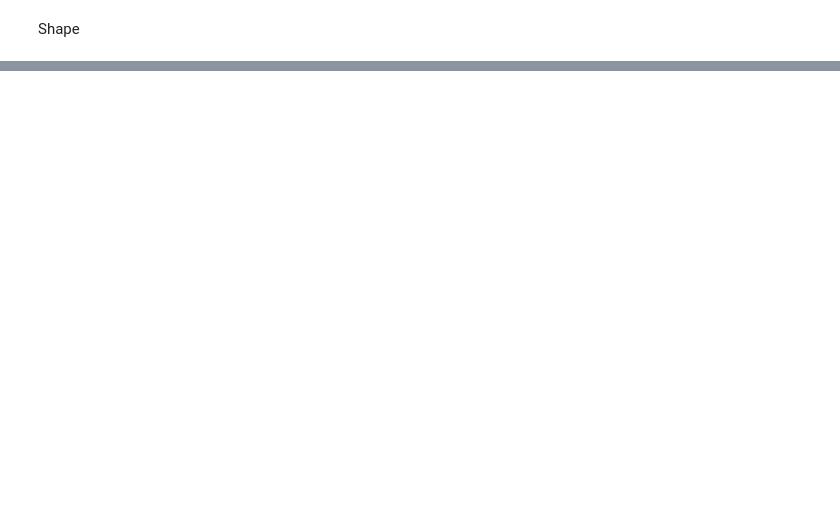
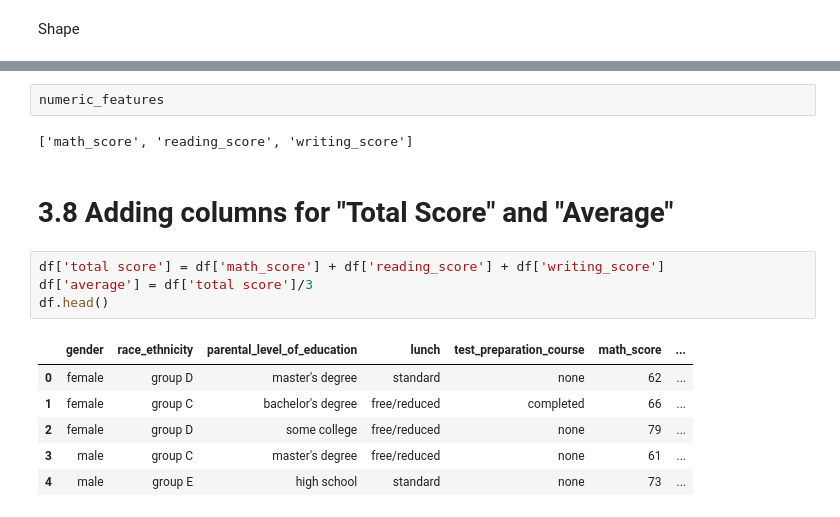
Before and after one commit to vaibhavthapli/MLops_practice_project, a Jupyter notebook: notebook/EDA.ipynb, the cells around one changed output, grey strips where cells are left out. Saved outputs shown, nothing was run; the diff lists cells and outputs as text; blank space fills up the shorter version.

```diff
--- a/notebook/EDA.ipynb
+++ b/notebook/EDA.ipynb
@@ -34,0 +144,17 @@ Data information
+# %%
+numeric_features
+# %% [output]
+['math_score', 'reading_score', 'writing_score']
+# %% [markdown]
+# 3.8 Adding columns for "Total Score" and "Average"
+# %%
+df['total score'] = df['math_score'] + df['reading_score'] + df['writing_score']
+df['average'] = df['total score']/3
+df.head()
+# %% [output]
+|  | gender | race_ethnicity | parental_level_of_education | lunch | test_preparation_course | math_score | ... |
+| 0 | female | group D | master's degree | standard | none | 62 | ... |
+| 1 | female | group C | bachelor's degree | free/reduced | completed | 66 | ... |
+| 2 | female | group D | some college | free/reduced | none | 79 | ... |
+| 3 | male | group C | master's degree | free/reduced | none | 61 | ... |
+| 4 | male | group E | high school | standard | none | 73 | ... |
```
Also changed, not shown: parts of 20 cells of this notebook, 5 other files.
